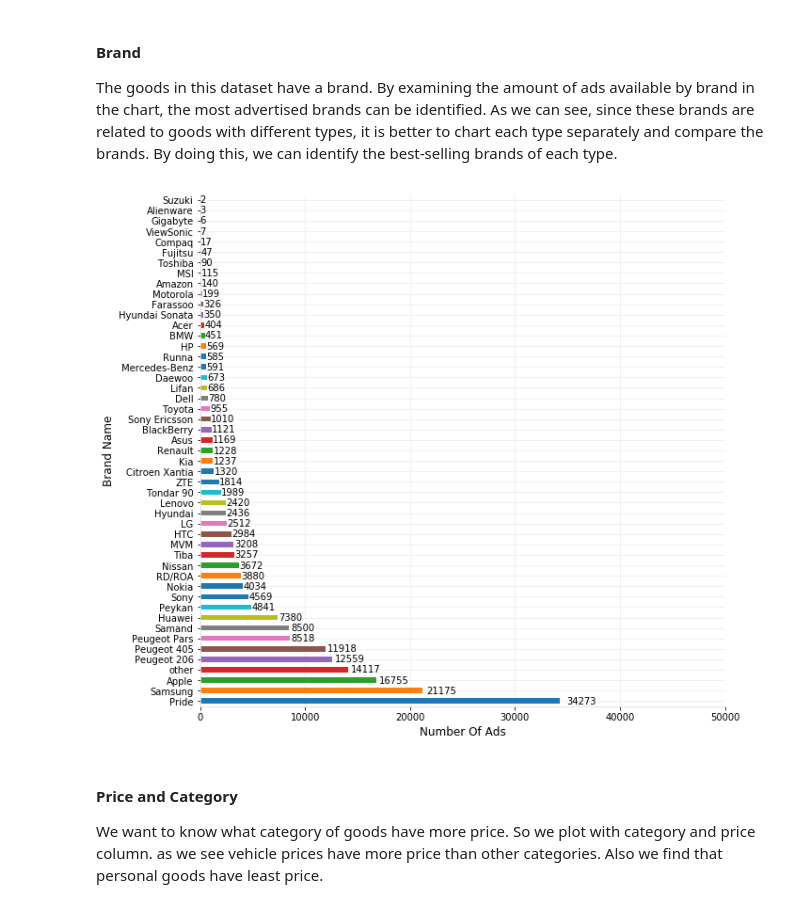
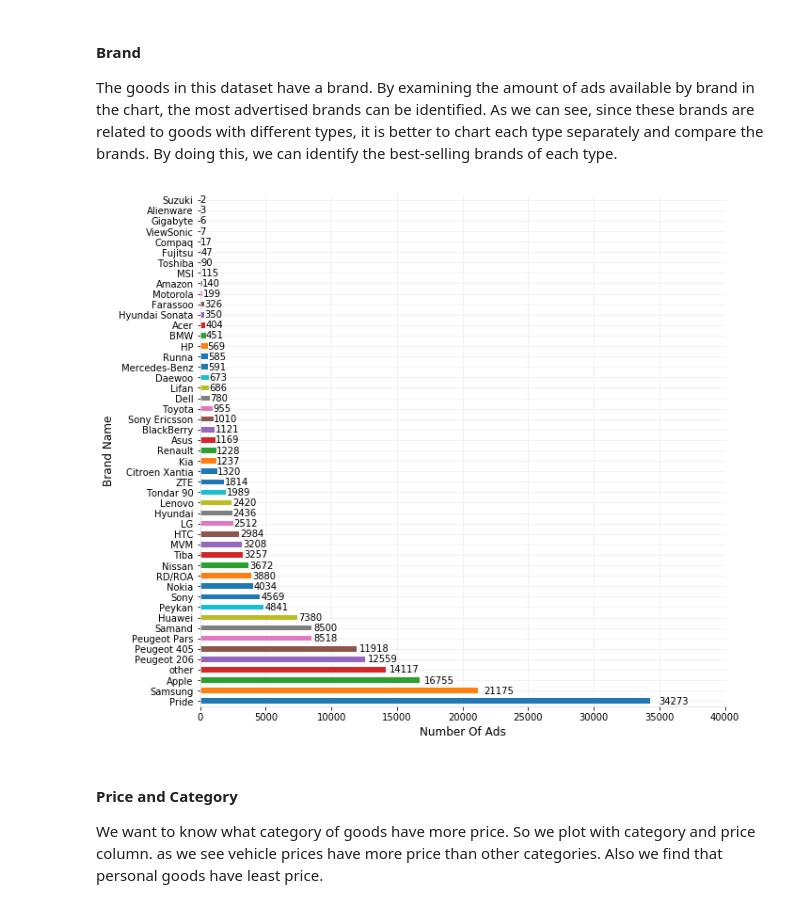
Before and after one commit to ParisaKhazaee/Data-visualization, a Jupyter notebook: DivarVisualization.ipynb, the cells around one changed output. Drawn from its saved outputs; the diff is of its cells as text; code cells hidden in the pictures.

```diff
--- a/DivarVisualization.ipynb
+++ b/DivarVisualization.ipynb
@@ -220,15 +239,16 @@ draw_barh(cat1_counts , xlabel , ylabel , xmax)
 
 The goods in this dataset have a brand. By examining the amount of ads available by brand in the chart, the most advertised brands can be identified. As we can see, since these brands are related to goods with different types, it is better to chart each type separately and compare the brands. By doing this, we can identify the best-selling brands of each type.
 # %%
+#value count for known brands
 brand_en_count = pd.value_counts(divar[divar['brand_en'] != 'UNKNOWN']['brand_en'] , sort = True)
 
 xlabel = 'Number Of Ads'
 ylabel = 'Brand Name'
-xmax=50000
+xmax=40000
 
 draw_barh(brand_en_count , xlabel , ylabel , xmax)
 # %% [output]
-[figure, old version]
+[figure, new version]
 # %% [markdown]
 #### Price and Category
 
```
Also changed, not shown: parts of 22 cells of this notebook.
